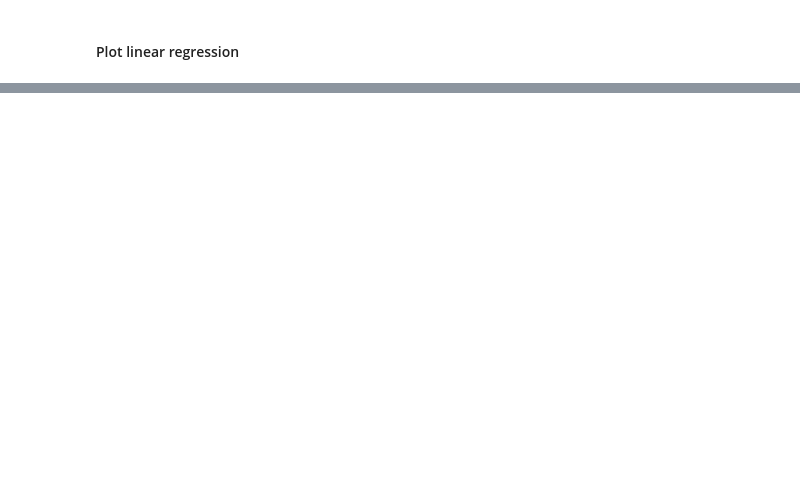
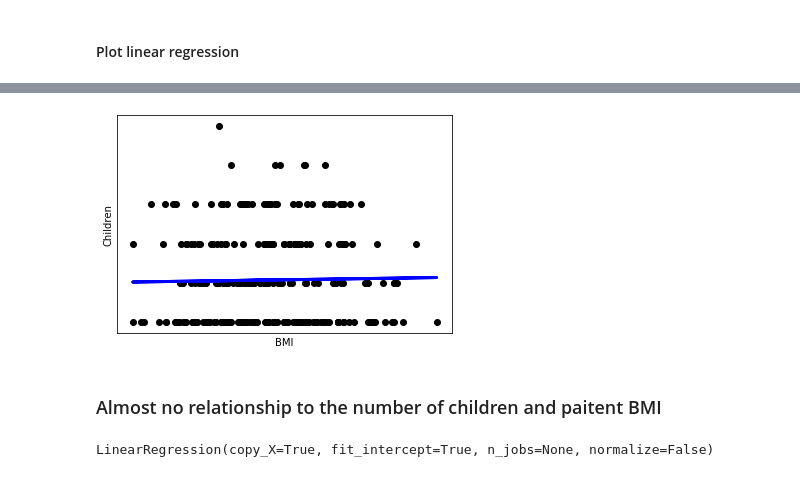
Before and after one commit to kochsj/data_analysis, a Jupyter notebook: Lab12-Regressions/regressions.ipynb, the cells around one changed output, grey strips where cells are left out. Saved outputs shown, nothing was run; the diff lists cells and outputs as text; code cells hidden in the pictures; blank space fills up the shorter version.

```diff
--- a/Lab12-Regressions/regressions.ipynb
+++ b/Lab12-Regressions/regressions.ipynb
@@ -103,0 +121,4 @@ plt.show()
+# %%
+X2 = df['bmi'].values
+y2 = df['children'].values
+X2 = X2.reshape(-1,1)
@@ -103,0 +133,3 @@ plt.show()
+# %%
+from sklearn.model_selection import train_test_split
+X2_train, X2_test, y2_train, y2_test = train_test_split(X2, y2, test_size=0.2, random_state=0)
@@ -103,0 +142,2 @@ plt.show()
+# %%
+y2_pred = regressor.predict(X2_test)
@@ -103,0 +160,14 @@ plt.show()
+# %%
+plt.scatter(X2_test, y2_test,  color='black')
+plt.plot(X2_test, y2_pred, color='blue', linewidth=3)
+plt.xlabel('BMI')
+plt.ylabel('Children')
+
+plt.xticks(())
+plt.yticks(())
+
+plt.show()
+# %% [output]
+[figure, added]
+# %% [markdown]
+### Almost no relationship to the number of children and paitent BMI
@@ -103,0 +181,6 @@ plt.show()
+# %%
+from sklearn.linear_model import LinearRegression
+regressor = LinearRegression()
+regressor.fit(X3_train, y3_train)
+# %% [output]
+LinearRegression(copy_X=True, fit_intercept=True, n_jobs=None, normalize=False)
```
Also changed, not shown: parts of 12 cells of this notebook, 1 other file.
